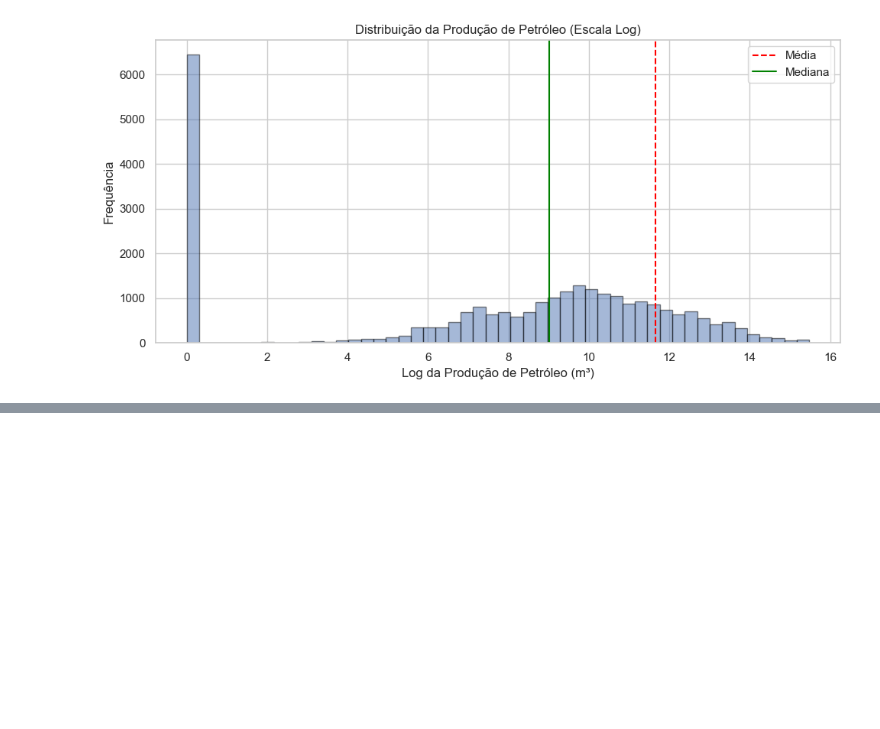
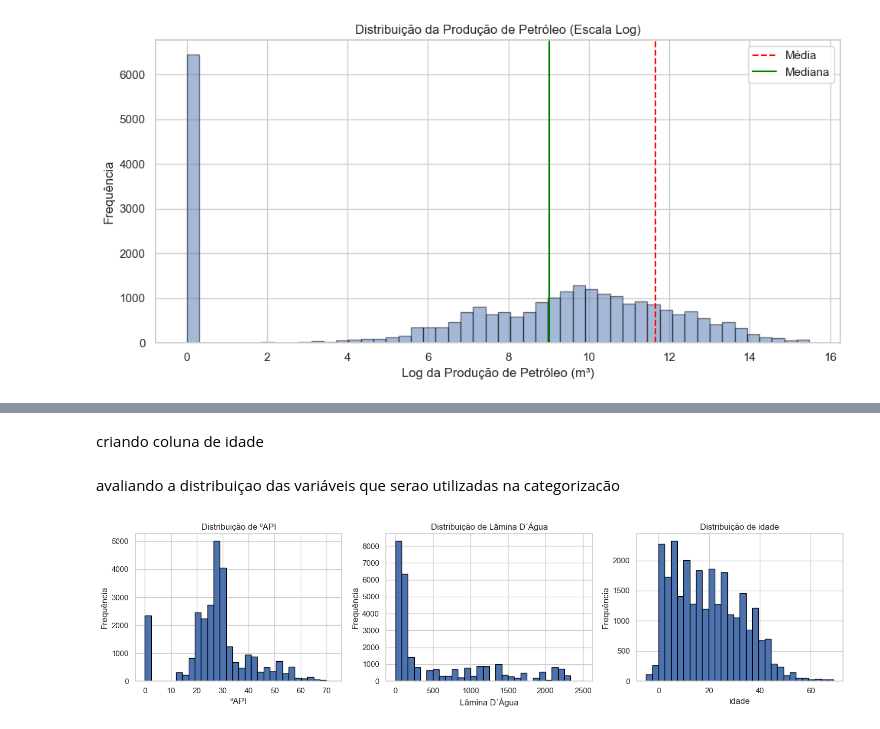
Before and after one commit to Diogo-Pinto/br-og-prd-concentration, a Jupyter notebook: notebooks/concentration-analysis.ipynb, the cells around one changed output, grey strips where cells are left out. Drawn from its saved outputs; the diff is of its cells as text; code cells hidden in the pictures; blank space fills up the shorter version.

Commit message:
Análise de campos com produção zerada. Análise de distribuição das variáveis a serem categorizadas. Pendente texto explicando ambas análises

```diff
--- a/notebooks/concentration-analysis.ipynb
+++ b/notebooks/concentration-analysis.ipynb
@@ -351,0 +395,32 @@ plt.show()
+# %% [markdown]
+criando coluna de idade
+# %%
+df_oil_prod['Data Início Produção'] = pd.to_datetime(df_oil_prod['Data Início Produção'], errors='coerce')
+
+df_oil_prod['data'] = pd.to_datetime(df_oil_prod['Ano'].astype(str) + '-' + df_oil_prod['Mês'].astype(str))
+
+df_oil_prod['idade'] = df_oil_prod['data'].dt.year - df_oil_prod['Data Início Produção'].dt.year
+# %% [markdown]
+avaliando a distribuiçao das variáveis que serao utilizadas na categorizacão
+# %%
+import matplotlib.pyplot as plt
+
+cols_hist = ['ºAPI', 'Lâmina D´Água', 'idade']
+
+plt.figure(figsize=(15, 4))
+
+for i, col in enumerate(cols_hist, 1):
+    plt.subplot(1, 3, i)
+
+    # remove NaN para não poluir o gráfico
+    data = df_oil_prod[col].dropna()
+
+    plt.hist(data, bins=30, edgecolor='black')
+    plt.title(f'Distribuição de {col}')
+    plt.xlabel(col)
+    plt.ylabel('Frequência')
+
+plt.tight_layout()
+plt.show()
+# %% [output]
+[figure, added]
```
Also changed, not shown: parts of 20 cells of this notebook.
